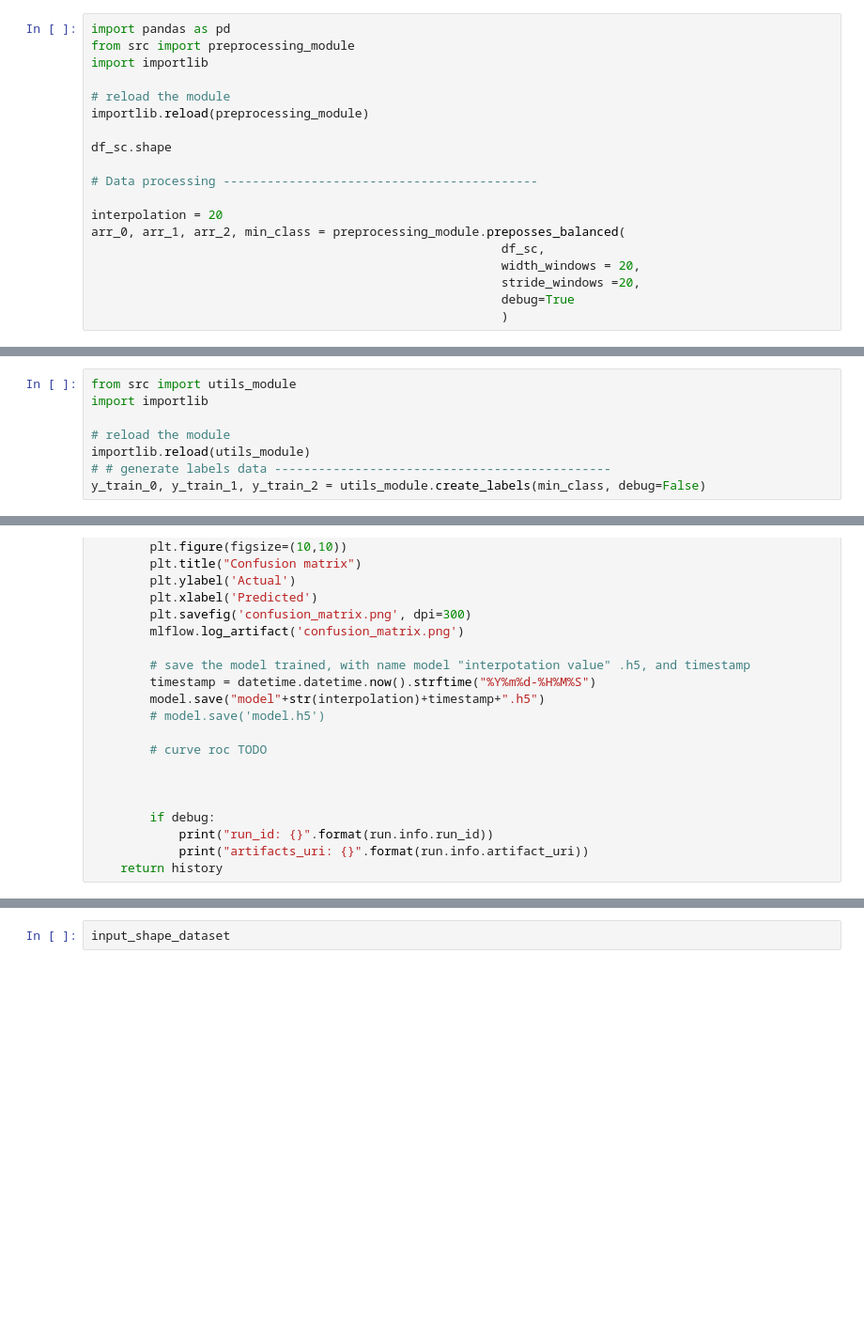
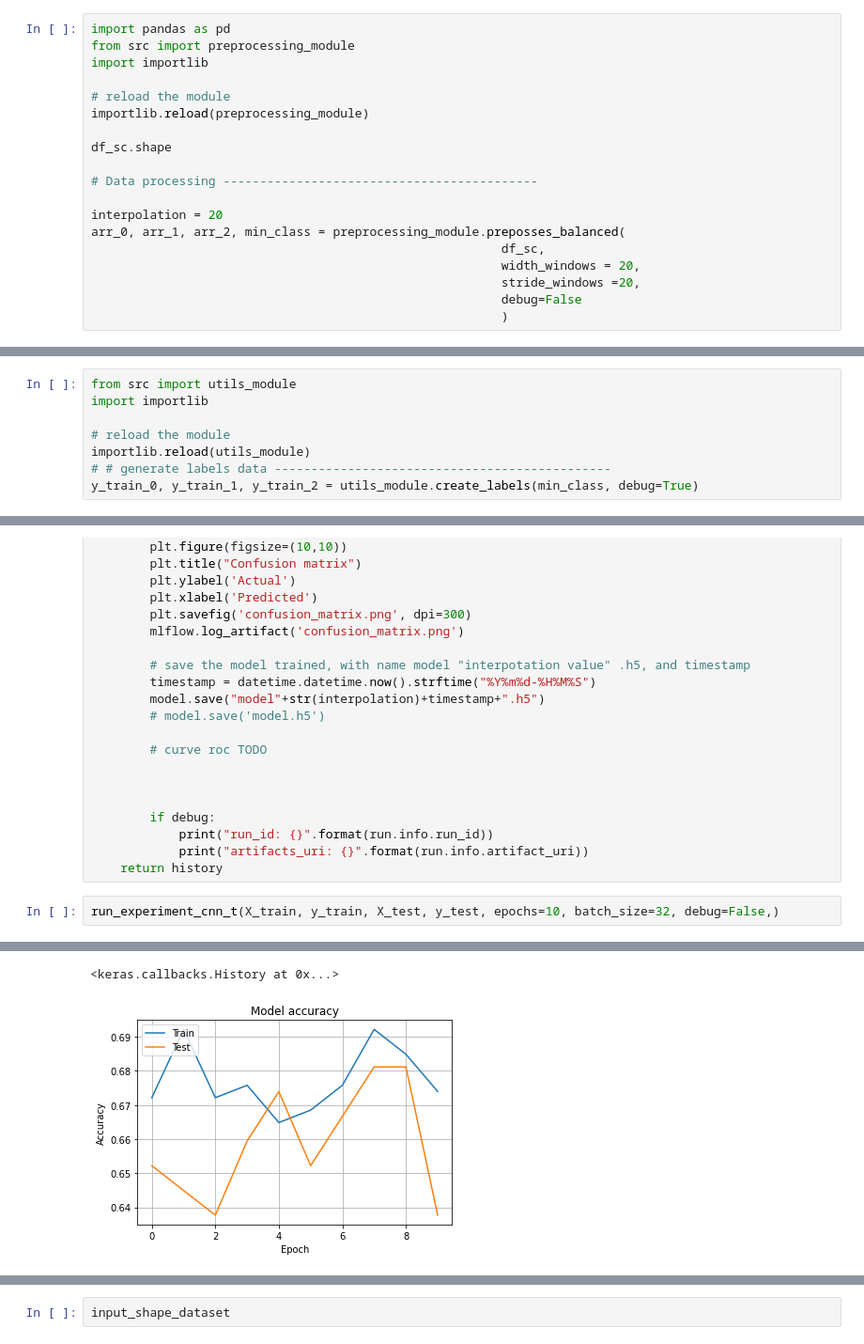
Before and after one commit to MorillaGit/quail_behavior_classifier, a Jupyter notebook: main.ipynb, the cells around one changed output, grey strips where cells are left out. Shown at 94% size. Cells and saved outputs as stored; diff of their text form; blank space fills up the shorter version.

```diff
--- a/main.ipynb
+++ b/main.ipynb
@@ -169,7 +169,7 @@ arr_0, arr_1, arr_2, min_class = preprocessing_module.preposses_balanced(
                                                         df_sc,
                                                         width_windows = 20,
                                                         stride_windows =20,
-                                                        debug=True
+                                                        debug=False
                                                         )
 # %% [output]
 A value is trying to be set on a copy of a slice from a DataFrame.
@@ -205,4 +188,4 @@ import importlib
 # reload the module
 importlib.reload(utils_module)
 # # generate labels data ----------------------------------------------
-y_train_0, y_train_1, y_train_2 = utils_module.create_labels(min_class, debug=False)
+y_train_0, y_train_1, y_train_2 = utils_module.create_labels(min_class, debug=True)
@@ -361,3 +373,6 @@ def run_experiment_cnn_t(X_train, y_train, X_test, y_test, epochs=10, batch_size
             print("run_id: {}".format(run.info.run_id))
             print("artifacts_uri: {}".format(run.info.artifact_uri))
     return history
+# %%
+run_experiment_cnn_t(X_train, y_train, X_test, y_test, epochs=10, batch_size=32, debug=False,)
+# %% [output]
@@ -363,0 +381,2 @@ def run_experiment_cnn_t(X_train, y_train, X_test, y_test, epochs=10, batch_size
+<keras.callbacks.History at 0x...>
+[figure, added]
```
Also changed, not shown: parts of 7 cells of this notebook, 5 other files.
